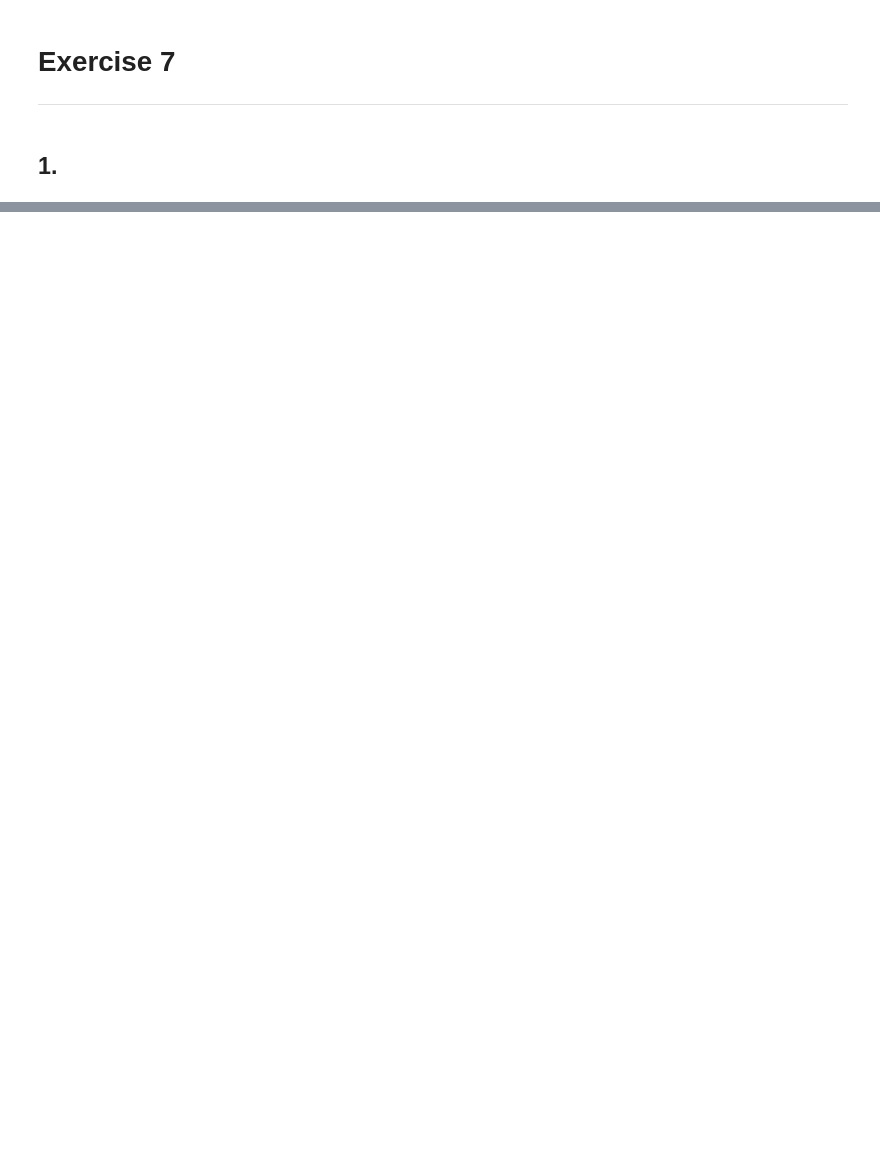
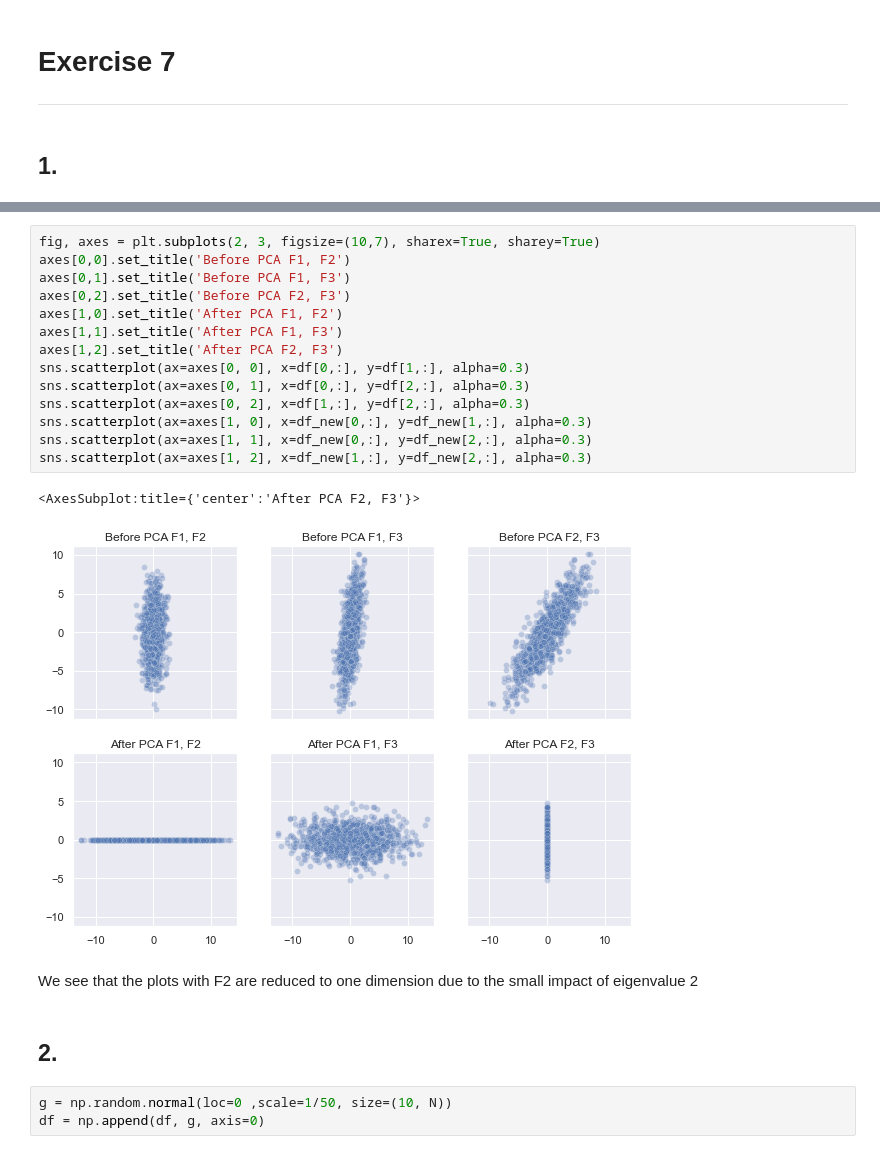
Before and after one commit to maxhoeth/LaboratoryOfComputationalPhysics_Y4, a Jupyter notebook: ex_07_maxhoeth.ipynb, the cells around one changed output, grey strips where cells are left out. Saved outputs shown, nothing was run; the diff lists cells and outputs as text; blank space fills up the shorter version.

```diff
--- a/ex_07_maxhoeth.ipynb
+++ b/ex_07_maxhoeth.ipynb
@@ -17,0 +71,24 @@ LinAlgError: Last 2 dimensions of the array must be square
+# %%
+fig, axes = plt.subplots(2, 3, figsize=(10,7), sharex=True, sharey=True)
+axes[0,0].set_title('Before PCA F1, F2')
+axes[0,1].set_title('Before PCA F1, F3')
+axes[0,2].set_title('Before PCA F2, F3')
+axes[1,0].set_title('After PCA F1, F2')
+axes[1,1].set_title('After PCA F1, F3')
+axes[1,2].set_title('After PCA F2, F3')
+sns.scatterplot(ax=axes[0, 0], x=df[0,:], y=df[1,:], alpha=0.3)
+sns.scatterplot(ax=axes[0, 1], x=df[0,:], y=df[2,:], alpha=0.3)
+sns.scatterplot(ax=axes[0, 2], x=df[1,:], y=df[2,:], alpha=0.3)
+sns.scatterplot(ax=axes[1, 0], x=df_new[0,:], y=df_new[1,:], alpha=0.3)
+sns.scatterplot(ax=axes[1, 1], x=df_new[0,:], y=df_new[2,:], alpha=0.3)
+sns.scatterplot(ax=axes[1, 2], x=df_new[1,:], y=df_new[2,:], alpha=0.3)
+# %% [output]
+<AxesSubplot:title={'center':'After PCA F2, F3'}>
+[figure, added]
+# %% [markdown]
+We see that the plots with F2 are reduced to one dimension due to the small impact of eigenvalue 2
+# %% [markdown]
+## 2.
+# %%
+g = np.random.normal(loc=0 ,scale=1/50, size=(10, N))
+df = np.append(df, g, axis=0)
```
Also changed, not shown: parts of 24 cells of this notebook.
